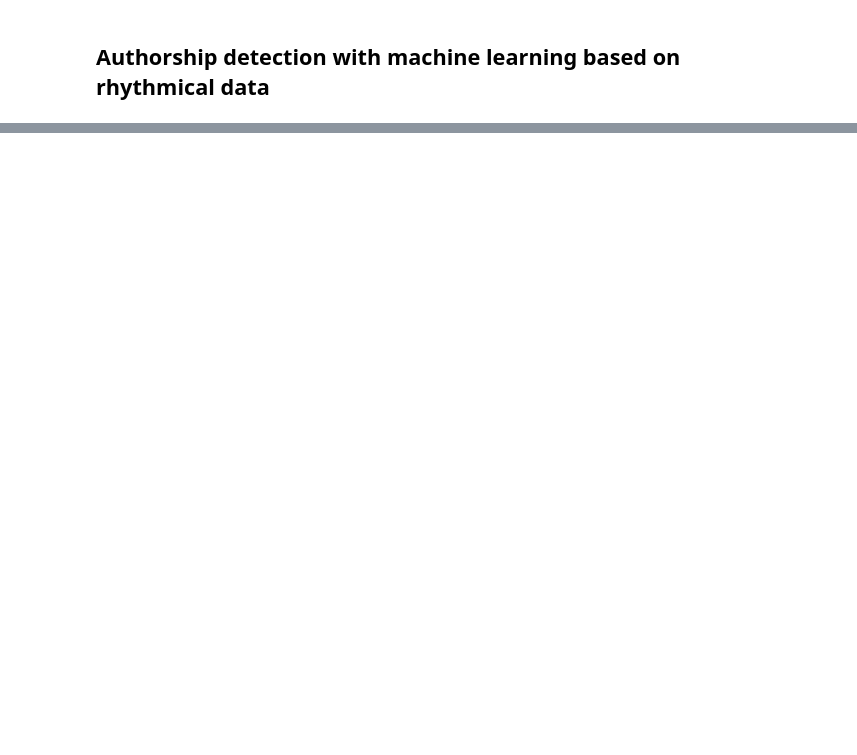
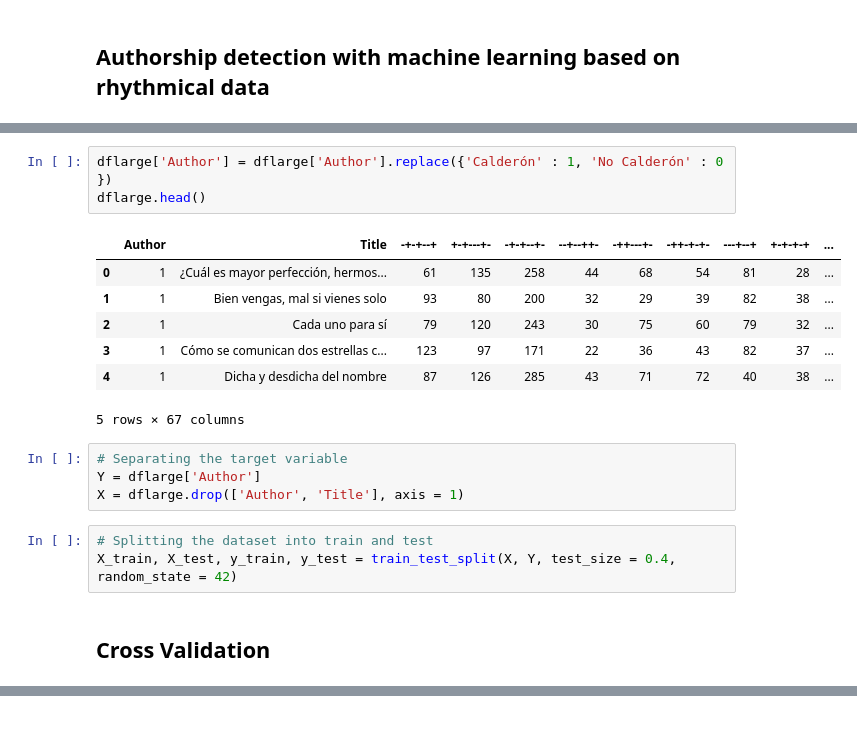
Before and after one commit to DrKroll/machine-learning-rhythm-authorship, a Jupyter notebook: authorship_rhythm_ml.ipynb, the cells around one changed output, grey strips where cells are left out. Saved outputs shown, nothing was run; the diff lists cells and outputs as text; blank space fills up the shorter version.

```diff
--- a/authorship_rhythm_ml.ipynb
+++ b/authorship_rhythm_ml.ipynb
@@ -30,0 +149,20 @@ from sklearn.metrics import classification_report, make_scorer, fbeta_score
+# %%
+dflarge['Author'] = dflarge['Author'].replace({'Calderón' : 1, 'No Calderón' : 0 })
+dflarge.head()
+# %% [output]
+|  | Author | Title | -+-+--+ | +-+---+- | -+-+--+- | --+--++- | -++---+- | -++-+-+- | ---+--+ | +-+-+-+ | ... |
+| 0 | 1 | ¿Cuál es mayor perfección, hermos... | 61 | 135 | 258 | 44 | 68 | 54 | 81 | 28 | ... |
+| 1 | 1 | Bien vengas, mal si vienes solo | 93 | 80 | 200 | 32 | 29 | 39 | 82 | 38 | ... |
+| 2 | 1 | Cada uno para sí | 79 | 120 | 243 | 30 | 75 | 60 | 79 | 32 | ... |
+| 3 | 1 | Cómo se comunican dos estrellas c... | 123 | 97 | 171 | 22 | 36 | 43 | 82 | 37 | ... |
+| 4 | 1 | Dicha y desdicha del nombre | 87 | 126 | 285 | 43 | 71 | 72 | 40 | 38 | ... |
+5 rows × 67 columns
+# %%
+# Separating the target variable
+Y = dflarge['Author']
+X = dflarge.drop(['Author', 'Title'], axis = 1)
+# %%
+# Splitting the dataset into train and test
+X_train, X_test, y_train, y_test = train_test_split(X, Y, test_size = 0.4, random_state = 42)
+# %% [markdown]
+## Cross Validation
```
Also changed, not shown: parts of 19 cells of this notebook, 2 other files.
